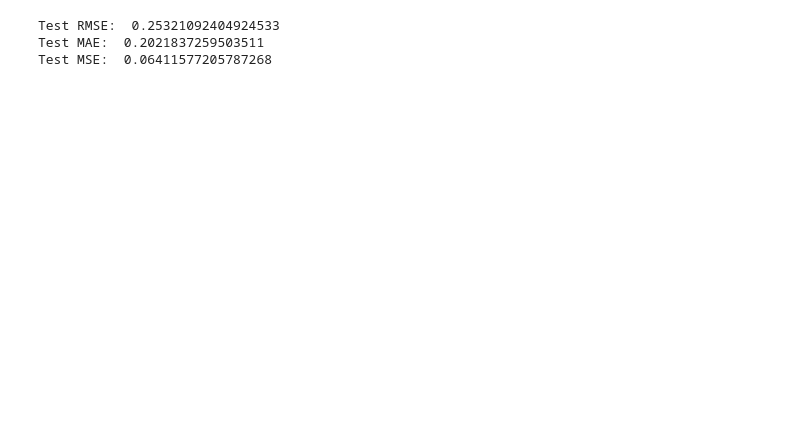
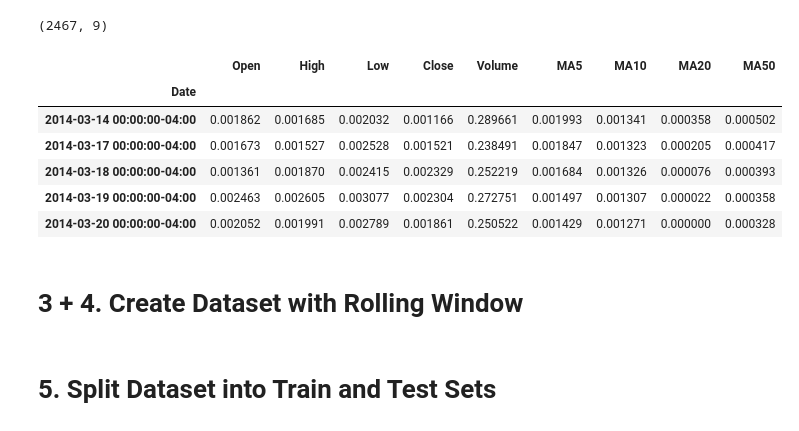
Before and after one commit to theanh97/Keras-using-LSTM-with-Apple-Stock, a Jupyter notebook: main.ipynb, the cells around one changed output. Saved outputs shown, nothing was run; the diff lists cells and outputs as text; code cells hidden in the pictures; blank space fills up the shorter version.

Commit message:
1.0.3 - update predict stock price with 3 MA

```diff
--- a/main.ipynb
+++ b/main.ipynb
@@ -86,14 +38,0 @@ Date
-# %%
-"""
-    add 5 Moving Average and 50 Moving Average to  the given data set.
-"""
-
-# add column 5 moving average
-df['5ma'] = df['Close'].rolling(window=5).mean()
-# add column 50 moving average
-df['50ma'] = df['Close'].rolling(window=50).mean()
-# drop 50 st rows use with iloc
-df = df.iloc[50:,:] # drop first 50 rows
-
-# print  the head of dataframe
-df.head(10)
@@ -322,22 +39,34 @@ plt.show()
-# %%
-"""
-    1. Calculate the RMSE
-    2. Calculate the MAE
-    3. Calculate the MSE
-"""
-
-# 1. Calculate the RMSE
-test_rmse = np.sqrt(np.mean(np.power((y_testw - test_predict),2)))
-print("Test RMSE: ", test_rmse)
-
-# 2. Calculate the MAE
-test_mae = np.mean(np.abs(y_testw - test_predict))
-print("Test MAE: ", test_mae)
-
-# 3. Calculate the MSE
-test_mse = np.mean(np.power((y_testw - test_predict),2))
-print("Test MSE: ", test_mse)
-# %% [output]
-Test RMSE:  0.25321092404924533
-Test MAE:  0.2021837259503511
-Test MSE:  0.06411577205787268
+# %%
+df_processed = df.copy()
+
+# remove dividend and stock split columns
+df_processed = df_processed.drop(columns=['Dividends', 'Stock Splits'])
+
+# calculate MA5, MA10, MA20 and MA50
+df_processed['MA5'] = df_processed['Close'].rolling(window=5).mean()
+df_processed['MA10'] = df_processed['Close'].rolling(window=10).mean()
+df_processed['MA20'] = df_processed['Close'].rolling(window=20).mean()
+df_processed['MA50'] = df_processed['Close'].rolling(window=50).mean()
+
+# drop rows with NaN values
+df_processed = df_processed.dropna()
+
+# normalize the data ( 0 - 1 ) with MinMaxScaler
+from sklearn.preprocessing import MinMaxScaler
+scaler = MinMaxScaler()
+df_processed[['Open', 'High', 'Low', 'Close', 'Volume', 'MA5', 'MA10', 'MA20', 'MA50']] = scaler.fit_transform(df_processed[['Open', 'High', 'Low', 'Close', 'Volume', 'MA5', 'MA10', 'MA20', 'MA50']])
+
+# print the processed data
+print(df_processed.shape)
+display(df_processed.head())
+# %% [output]
+(2467, 9)
+|  | Open | High | Low | Close | Volume | MA5 | MA10 | MA20 | MA50 |
+| Date |  |  |  |  |  |  |  |  |  |
+| 2014-03-14 00:00:00-04:00 | 0.001862 | 0.001685 | 0.002032 | 0.001166 | 0.289661 | 0.001993 | 0.001341 | 0.000358 | 0.000502 |
+| 2014-03-17 00:00:00-04:00 | 0.001673 | 0.001527 | 0.002528 | 0.001521 | 0.238491 | 0.001847 | 0.001323 | 0.000205 | 0.000417 |
+| 2014-03-18 00:00:00-04:00 | 0.001361 | 0.001870 | 0.002415 | 0.002329 | 0.252219 | 0.001684 | 0.001326 | 0.000076 | 0.000393 |
+| 2014-03-19 00:00:00-04:00 | 0.002463 | 0.002605 | 0.003077 | 0.002304 | 0.272751 | 0.001497 | 0.001307 | 0.000022 | 0.000358 |
+| 2014-03-20 00:00:00-04:00 | 0.002052 | 0.001991 | 0.002789 | 0.001861 | 0.250522 | 0.001429 | 0.001271 | 0.000000 | 0.000328 |
+# %% [markdown]
+# 3 + 4. Create Dataset with Rolling Window
@@ -343,0 +94,2 @@ Test MSE:  0.06411577205787268
+# %% [markdown]
+# 5. Split Dataset into Train and Test Sets
```
Also changed, not shown: parts of 30 cells of this notebook.
